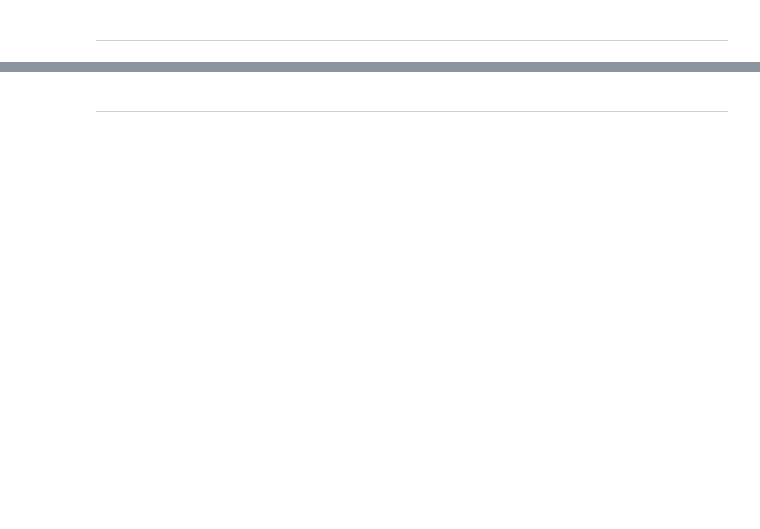
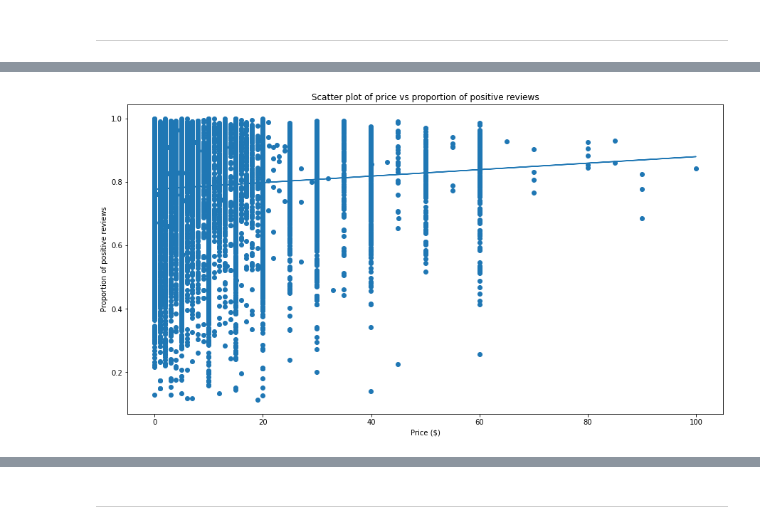
Before and after one commit to PokoNut/CMSC320FinalProject, a Jupyter notebook: final.ipynb, the cells around one changed output, grey strips where cells are left out. Saved outputs shown, nothing was run; the diff lists cells and outputs as text; code cells hidden in the pictures; blank space fills up the shorter version.

```diff
--- a/final.ipynb
+++ b/final.ipynb
@@ -298,0 +297,13 @@ I think this one is probably a decent one to consider, but that outlier ruins th
+# %%
+fig, ax = plt.subplots(figsize=(15,8))
+prices = prop_df.dropna(subset=['price'])['price']
+positive_props = prop_df.dropna(subset=['price'])['positive_proportion']
+ax.scatter(prices, positive_props)
+ax.set_title("Scatter plot of price vs proportion of positive reviews")
+ax.set_xlabel("Price ($)")
+ax.set_ylabel("Proportion of positive reviews")
+m, b = np.polyfit(prices, positive_props, 1)
+ax.plot(prices, m*prices+b)
+pass
+# %% [output]
+[figure, added]
```
Also changed, not shown: parts of 28 cells of this notebook.
